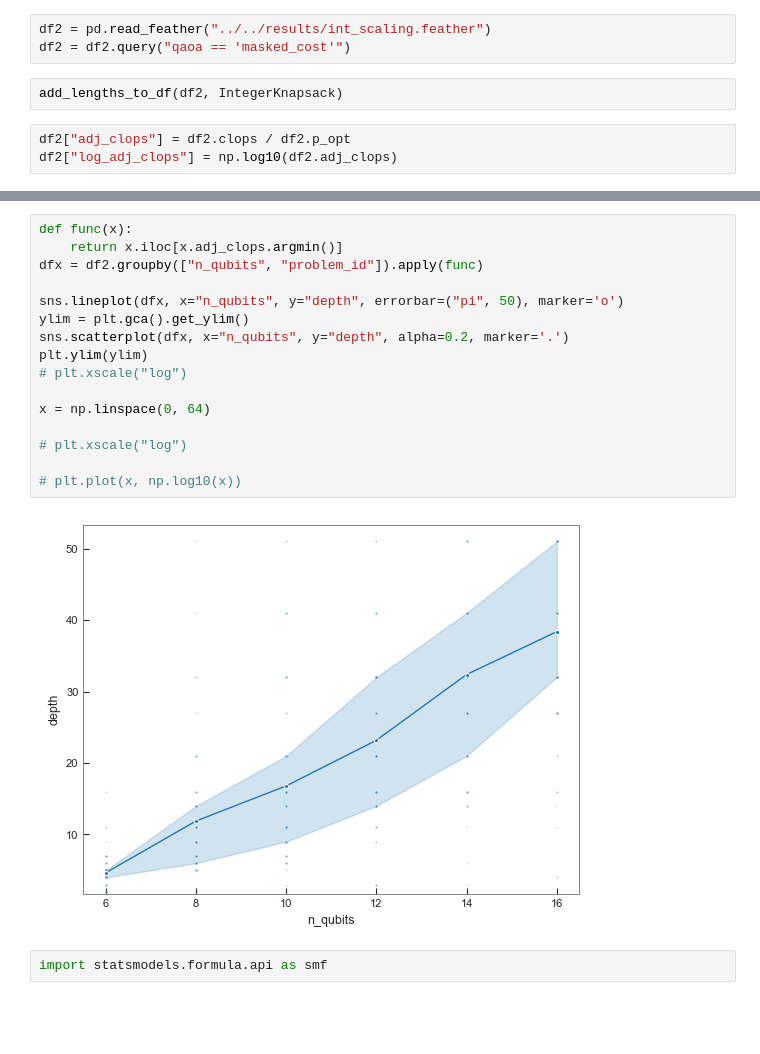
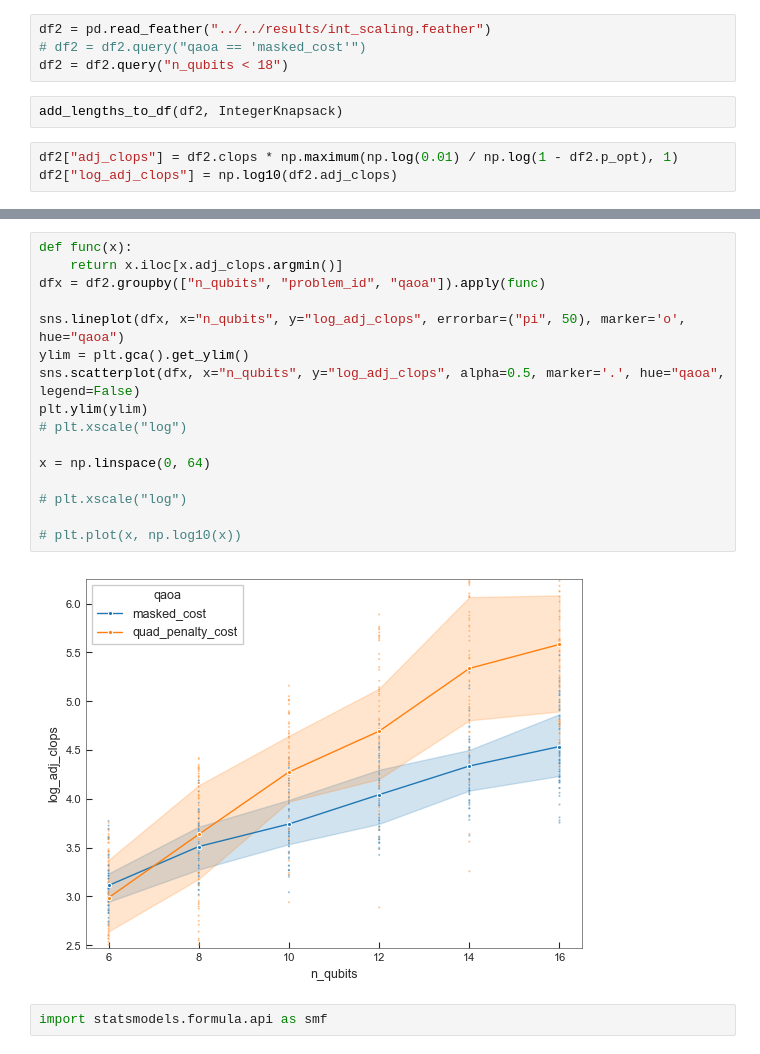
Before and after one commit to dbucher97/fast-qaoa-c, a Jupyter notebook: notebooks/eval/int_analysis.ipynb, the cells around one changed output, grey strips where cells are left out. Cells and saved outputs as stored; diff of their text form; blank space fills up the shorter version.

```diff
--- a/notebooks/eval/int_analysis.ipynb
+++ b/notebooks/eval/int_analysis.ipynb
@@ -272,10 +269,11 @@ sns.pointplot(df.query("qaoa == 'masked_cost'"), x="depth", y="log_adj_clops", h
 # Deeper optimal scaling analysis
 # %%
 df2 = pd.read_feather("../../results/int_scaling.feather")
-df2 = df2.query("qaoa == 'masked_cost'")
+# df2 = df2.query("qaoa == 'masked_cost'")
+df2 = df2.query("n_qubits < 18")
 # %%
 add_lengths_to_df(df2, IntegerKnapsack)
 # %%
-df2["adj_clops"] = df2.clops / df2.p_opt
+df2["adj_clops"] = df2.clops * np.maximum(np.log(0.01) / np.log(1 - df2.p_opt), 1)
 df2["log_adj_clops"] = np.log10(df2.adj_clops)
 # %%
@@ -286,21 +284,21 @@ sns.lineplot(df2, x="depth", y="log_adj_clops", hue="n_qubits", errorbar=("pi",
 # %%
 def func(x):
     return x.iloc[x.adj_clops.argmin()]
-dfx = df2.groupby(["n_qubits", "problem_id"]).apply(func)
+dfx = df2.groupby(["n_qubits", "problem_id", "qaoa"]).apply(func)
 
-sns.lineplot(dfx, x="n_qubits", y="depth", errorbar=("pi", 50), marker='o')
+sns.lineplot(dfx, x="n_qubits", y="log_adj_clops", errorbar=("pi", 50), marker='o', hue="qaoa")
 ylim = plt.gca().get_ylim()
-sns.scatterplot(dfx, x="n_qubits", y="depth", alpha=0.2, marker='.')
+sns.scatterplot(dfx, x="n_qubits", y="log_adj_clops", alpha=0.5, marker='.', hue="qaoa", legend=False)
 plt.ylim(ylim)
 # plt.xscale("log")
 
 x = np.linspace(0, 64)
 
 # plt.xscale("log")
 
 # plt.plot(x, np.log10(x))
 # %% [output]
-[figure, old version]
+[figure, new version]
 # %%
 import statsmodels.formula.api as smf
 # %%
```
Also changed, not shown: parts of 9 cells of this notebook, 1 other file.
